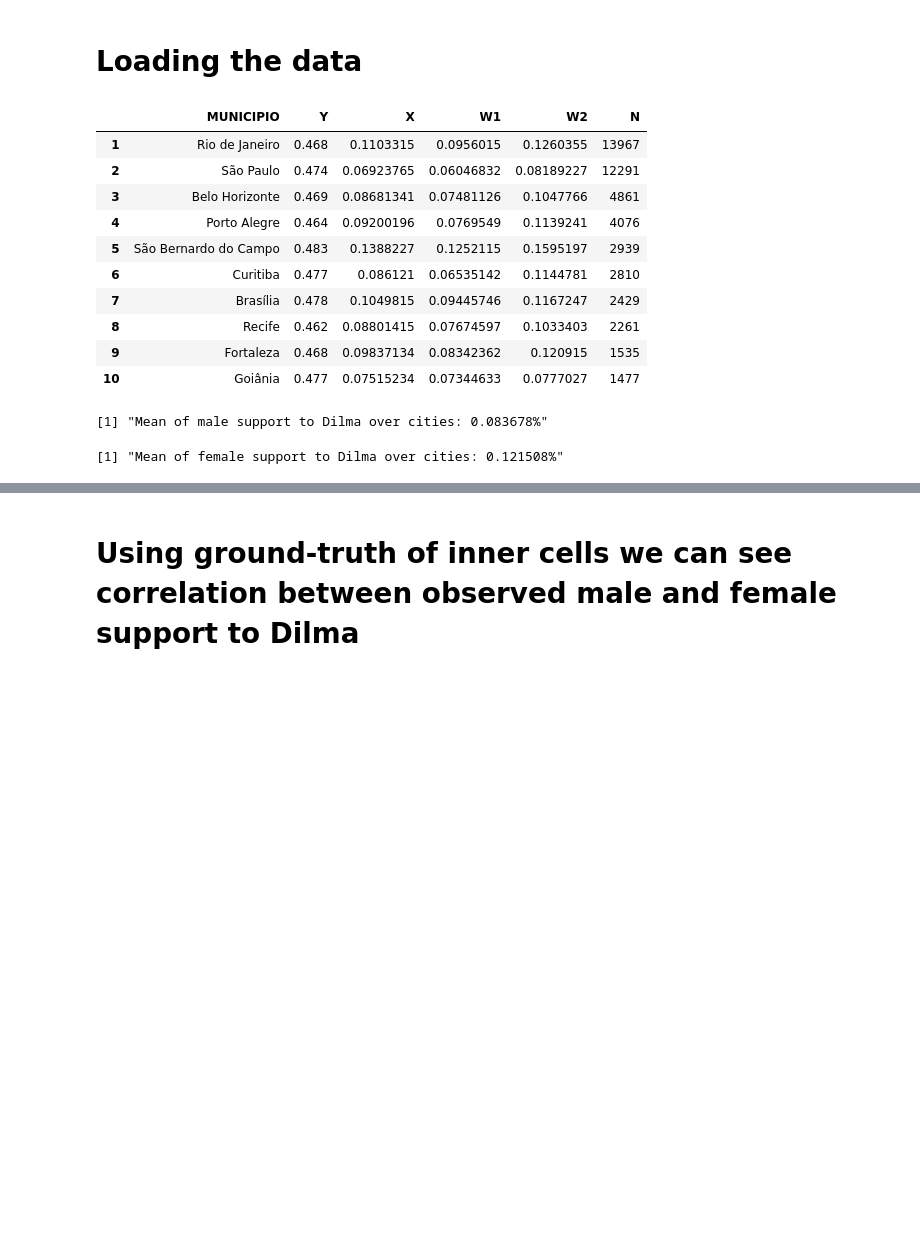
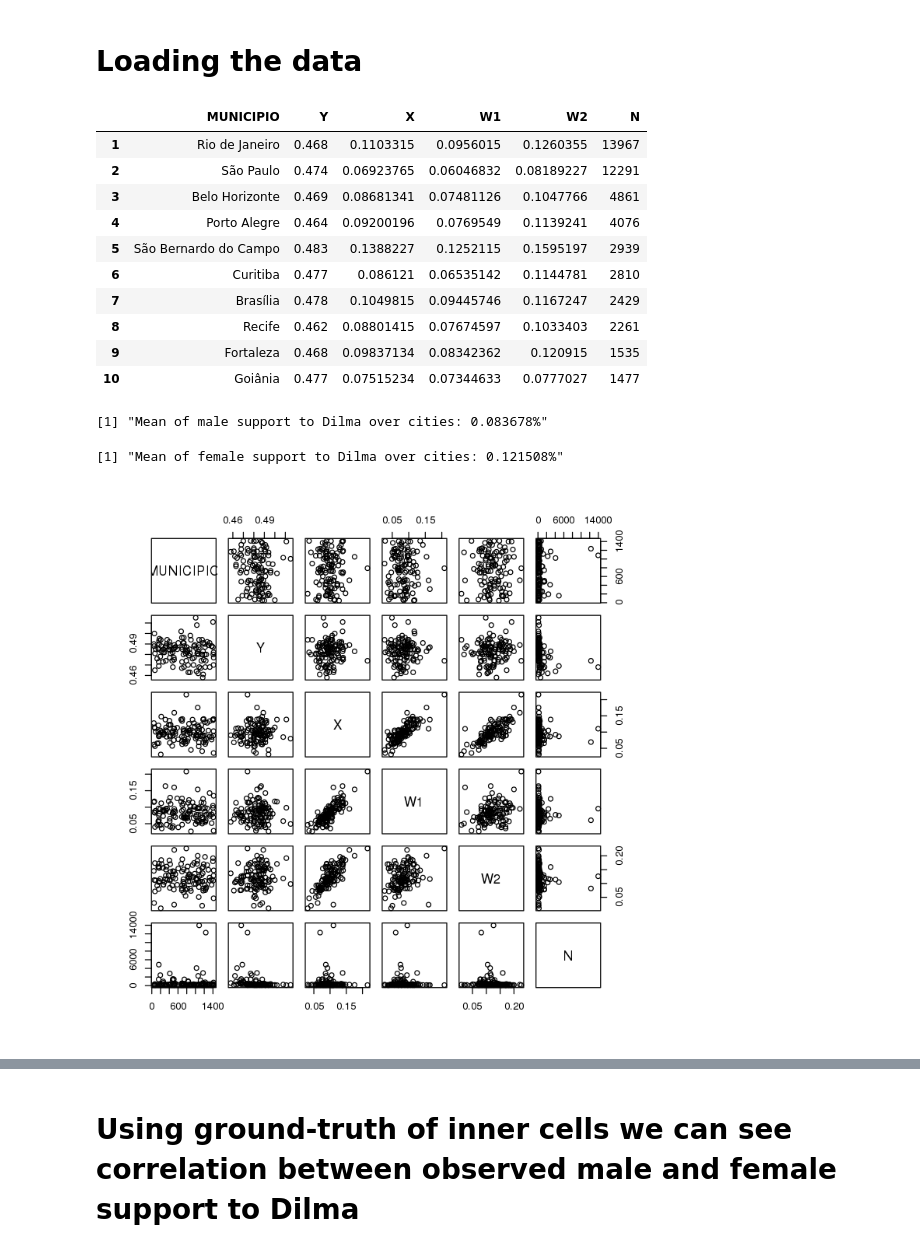
Before and after one commit to Guzpenha/Ecological-Inference-on-social-data, a Jupyter notebook: experiments/1 - Data exploration .ipynb, the cells around one changed output, grey strips where cells are left out. Saved outputs shown, nothing was run; the diff lists cells and outputs as text; code cells hidden in the pictures; blank space fills up the shorter version.

```diff
--- a/experiments/1 - Data exploration .ipynb
+++ b/experiments/1 - Data exploration .ipynb
@@ -2,22 +2,26 @@
 # Loading the data
 # %%
 gender_data = read.csv("../data/social_genero.csv")
+#using only samples with more than 100 microdata
 gender_data = gender_data[gender_data$N>100,]
 gender_data[1:10,]
 sprintf("Mean of male support to Dilma over cities: %f%%", mean(gender_data$W1))
 sprintf("Mean of female support to Dilma over cities: %f%%", mean(gender_data$W2))
+options(repr.plot.width=6, repr.plot.height=6)
+plot(gender_data)
 # %% [output]
 |  | MUNICIPIO | Y | X | W1 | W2 | N |
 | 1 | Rio de Janeiro | 0.468 | 0.1103315 | 0.0956015 | 0.1260355 | 13967 |
 | 2 | São Paulo | 0.474 | 0.06923765 | 0.06046832 | 0.08189227 | 12291 |
 | 3 | Belo Horizonte | 0.469 | 0.08681341 | 0.07481126 | 0.1047766 | 4861 |
 | 4 | Porto Alegre | 0.464 | 0.09200196 | 0.0769549 | 0.1139241 | 4076 |
 | 5 | São Bernardo do Campo | 0.483 | 0.1388227 | 0.1252115 | 0.1595197 | 2939 |
 | 6 | Curitiba | 0.477 | 0.086121 | 0.06535142 | 0.1144781 | 2810 |
 | 7 | Brasília | 0.478 | 0.1049815 | 0.09445746 | 0.1167247 | 2429 |
 | 8 | Recife | 0.462 | 0.08801415 | 0.07674597 | 0.1033403 | 2261 |
 | 9 | Fortaleza | 0.468 | 0.09837134 | 0.08342362 | 0.120915 | 1535 |
 | 10 | Goiânia | 0.477 | 0.07515234 | 0.07344633 | 0.0777027 | 1477 |
 [1] "Mean of male support to Dilma over cities: 0.083678%"
 [1] "Mean of female support to Dilma over cities: 0.121508%"
+[figure, added]
 # %% [markdown]
```
Also changed, not shown: parts of 3 cells of this notebook.
